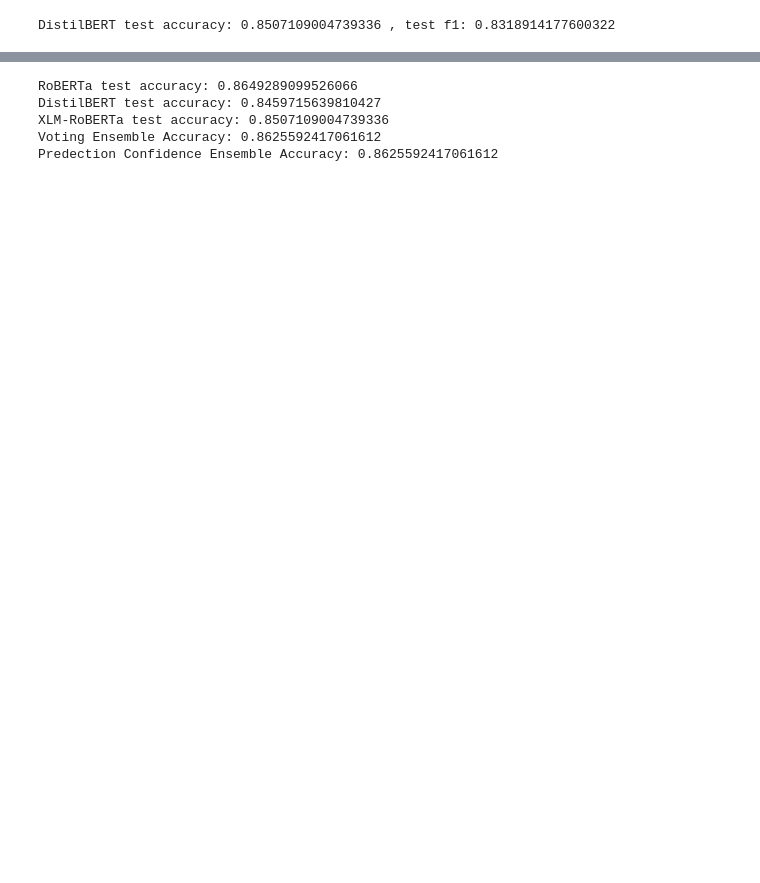
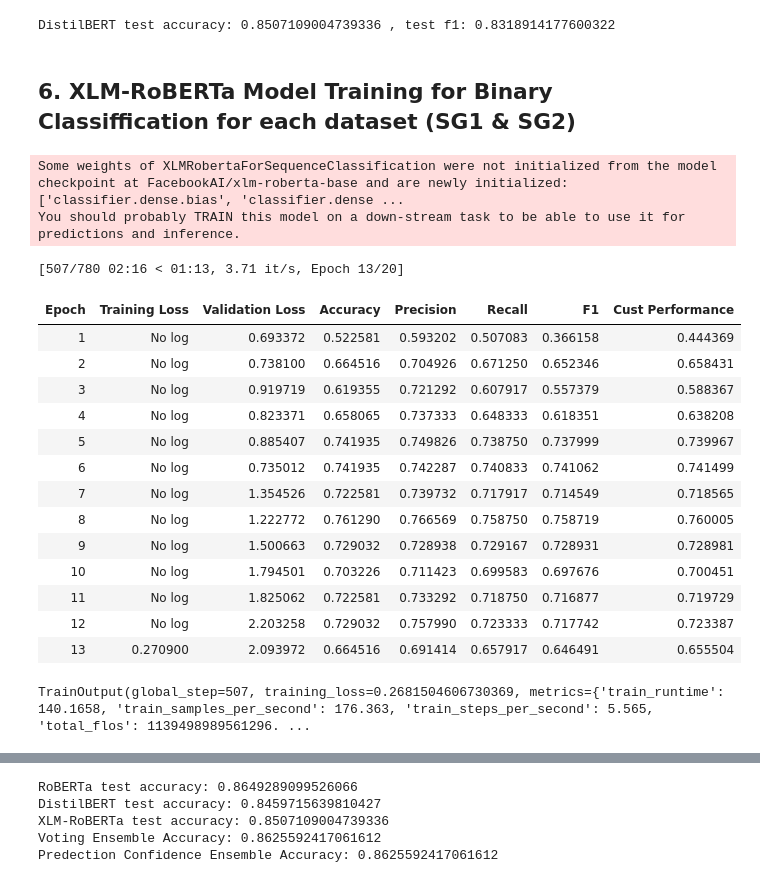
Before and after one commit to zee-zaky/COMPSCI713, a Jupyter notebook: BABE Multiclass Models Training.ipynb, the cells around one changed output, grey strips where cells are left out. Saved outputs shown, nothing was run; the diff lists cells and outputs as text; code cells hidden in the pictures; blank space fills up the shorter version.

```diff
--- a/BABE Multiclass Models Training.ipynb
+++ b/BABE Multiclass Models Training.ipynb
@@ -508,3 +802,52 @@ print(f"DistilBERT test accuracy: {XLMRoBERTaOutput.metrics['test_eval_accuracy'
 # %% [output]
 [interactive output not drawn]
 DistilBERT test accuracy: 0.8507109004739336 , test f1: 0.8318914177600322
+# %% [markdown]
+## 6. XLM-RoBERTa Model Training for Binary Classiffication for each dataset (SG1 & SG2)
+# %%
+# Prepare tokenizer and model
+XLM_Roberta_tokenizer = AutoTokenizer.from_pretrained("FacebookAI/xlm-roberta-base")
+SG1_XLM_Roberta_tokenized_dataset = SG1_dataset.map(lambda x: XLM_Roberta_tokenizer(x['text'], padding=True, truncation=True), batched=True)
+SG1_XLM_Roberta_tokenized_dataset = SG1_XLM_Roberta_tokenized_dataset.remove_columns(["text"])
+SG1_XLM_Roberta_tokenized_dataset.set_format("torch")
+
+SG2_XLM_Roberta_tokenized_dataset = SG2_dataset.map(lambda x: XLM_Roberta_tokenizer(x['text'], padding=True, truncation=True), batched=True)
+SG2_XLM_Roberta_tokenized_dataset = SG2_XLM_Roberta_tokenized_dataset.remove_columns(["text"])
+SG2_XLM_Roberta_tokenized_dataset.set_format("torch")
+# %%
+# Initialize the model and trainer
+SG1_XLM_RobertaModel = XLMRobertaForSequenceClassification.from_pretrained("FacebookAI/xlm-roberta-base",num_labels=3)
+
+SG1_XLM_RobertaTrainer = Trainer(
+    model=SG1_XLM_RobertaModel,
+    args=get_training_arguments('XLM-RoBERTa', 'binary'),
+    train_dataset=SG1_XLM_Roberta_tokenized_dataset['train'],
+    eval_dataset=SG1_XLM_Roberta_tokenized_dataset['val'],
+    tokenizer=XLM_Roberta_tokenizer,
+    compute_metrics=compute_metrics
+)
+
+# Adding early stopping callback
+SG1_XLM_RobertaTrainer = add_early_stopping(SG1_XLM_RobertaTrainer, patience=5, threshold=0.01)
+# %% [output]
+Some weights of XLMRobertaForSequenceClassification were not initialized from the model checkpoint at FacebookAI/xlm-roberta-base and are newly initialized: ['classifier.dense.bias', 'classifier.dense ...
+You should probably TRAIN this model on a down-stream task to be able to use it for predictions and inference.
+# %%
+SG1_XLM_RobertaTrainer.train()
+# %% [output]
+[507/780 02:16 < 01:13, 3.71 it/s, Epoch 13/20]
+| Epoch | Training Loss | Validation Loss | Accuracy | Precision | Recall | F1 | Cust Performance |
+| 1 | No log | 0.693372 | 0.522581 | 0.593202 | 0.507083 | 0.366158 | 0.444369 |
+| 2 | No log | 0.738100 | 0.664516 | 0.704926 | 0.671250 | 0.652346 | 0.658431 |
+| 3 | No log | 0.919719 | 0.619355 | 0.721292 | 0.607917 | 0.557379 | 0.588367 |
+| 4 | No log | 0.823371 | 0.658065 | 0.737333 | 0.648333 | 0.618351 | 0.638208 |
+| 5 | No log | 0.885407 | 0.741935 | 0.749826 | 0.738750 | 0.737999 | 0.739967 |
+| 6 | No log | 0.735012 | 0.741935 | 0.742287 | 0.740833 | 0.741062 | 0.741499 |
+| 7 | No log | 1.354526 | 0.722581 | 0.739732 | 0.717917 | 0.714549 | 0.718565 |
+| 8 | No log | 1.222772 | 0.761290 | 0.766569 | 0.758750 | 0.758719 | 0.760005 |
+| 9 | No log | 1.500663 | 0.729032 | 0.728938 | 0.729167 | 0.728931 | 0.728981 |
+| 10 | No log | 1.794501 | 0.703226 | 0.711423 | 0.699583 | 0.697676 | 0.700451 |
+| 11 | No log | 1.825062 | 0.722581 | 0.733292 | 0.718750 | 0.716877 | 0.719729 |
+| 12 | No log | 2.203258 | 0.729032 | 0.757990 | 0.723333 | 0.717742 | 0.723387 |
+| 13 | 0.270900 | 2.093972 | 0.664516 | 0.691414 | 0.657917 | 0.646491 | 0.655504 |
+TrainOutput(global_step=507, training_loss=0.2681504606730369, metrics={'train_runtime': 140.1658, 'train_samples_per_second': 176.363, 'train_steps_per_second': 5.565, 'total_flos': 1139498989561296. ...
```
Also changed, not shown: parts of 46 cells of this notebook, 1 other file.
